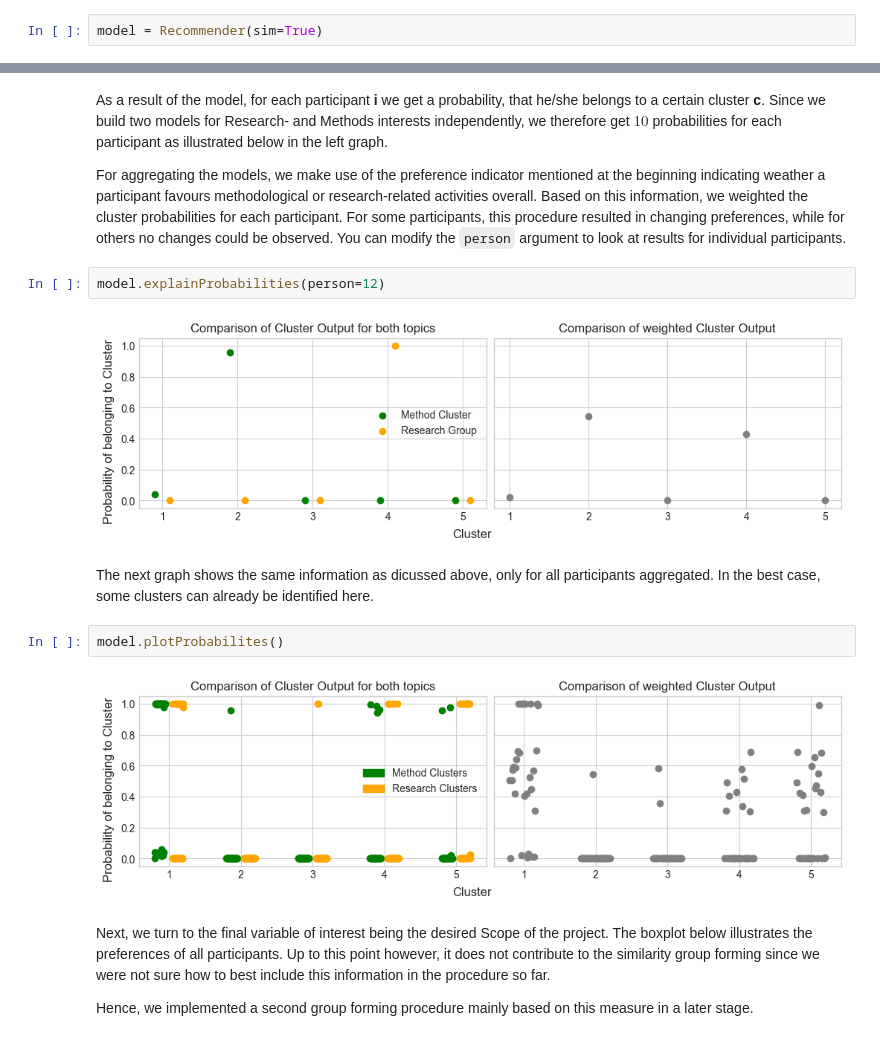
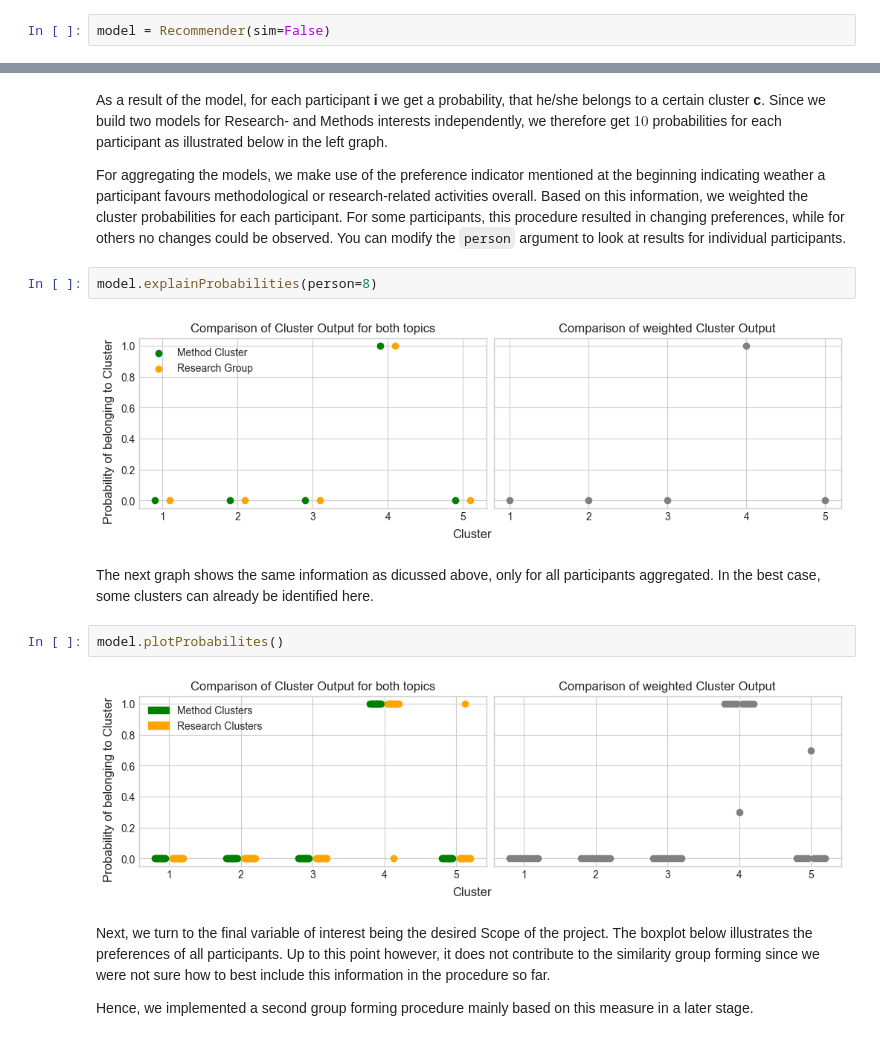
Before and after one commit to MisterXY89/byteme, a Jupyter notebook: src/explain_model.ipynb, the cells around one changed output, grey strips where cells are left out. Drawn from its saved outputs; the diff is of its cells as text.

```diff
--- a/src/explain_model.ipynb
+++ b/src/explain_model.ipynb
@@ -14,7 +14,7 @@ from recommend import Recommender
 # %% [markdown]
 When initialising the model, one can choose either to use *simulated data* or the *generated one* (if it exists) by with the `sim`-parameter.
 # %%
-model = Recommender(sim=True)
+model = Recommender(sim=False)
 # %% [markdown]
 ### 2. The Model
 # %% [markdown]
@@ -40,15 +40,15 @@ As a result of the model, for each participant **i** we get a probability, that
 
 For aggregating the models, we make use of the preference indicator mentioned at the beginning indicating weather a participant favours methodological or research-related activities overall. Based on this information, we weighted the cluster probabilities for each participant. For some participants, this procedure resulted in changing preferences, while for others no changes could be observed. You can modify the `person` argument to look at results for individual participants.
 # %%
-model.explainProbabilities(person=12)
+model.explainProbabilities(person=8)
 # %% [output]
-[figure, old version]
+[figure, new version]
 # %% [markdown]
 The next graph shows the same information as dicussed above, only for all participants aggregated. In the best case, some clusters can already be identified here.
 # %%
 model.plotProbabilites()
 # %% [output]
-[figure, old version]
+[figure, new version]
 # %% [markdown]
 Next, we turn to the final variable of interest being the desired Scope of the project. The boxplot below illustrates the preferences of all participants. Up to this point however, it does not contribute to the similarity group forming since we were not sure how to best include this information in the procedure so far.
 
```
Also changed, not shown: parts of 4 cells of this notebook, 2 other files.
